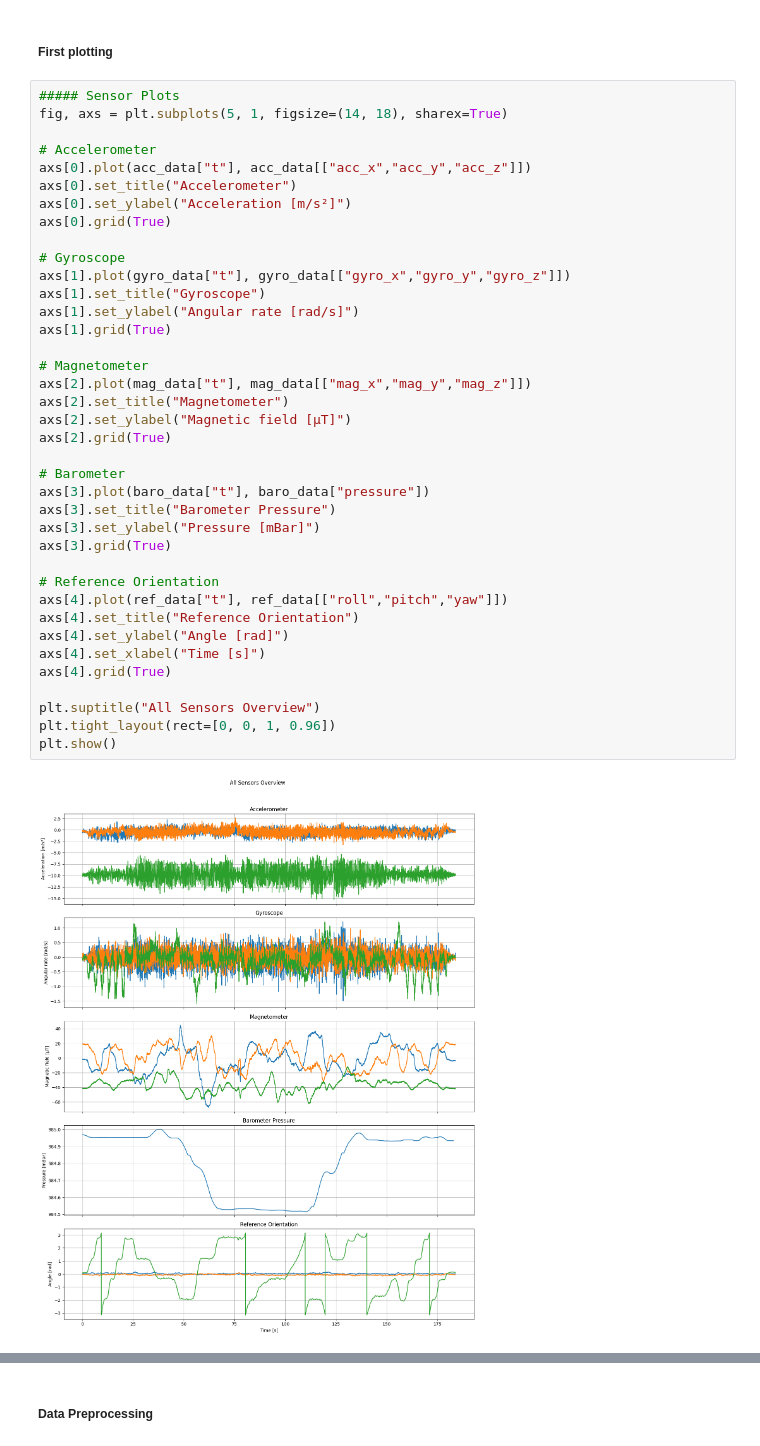
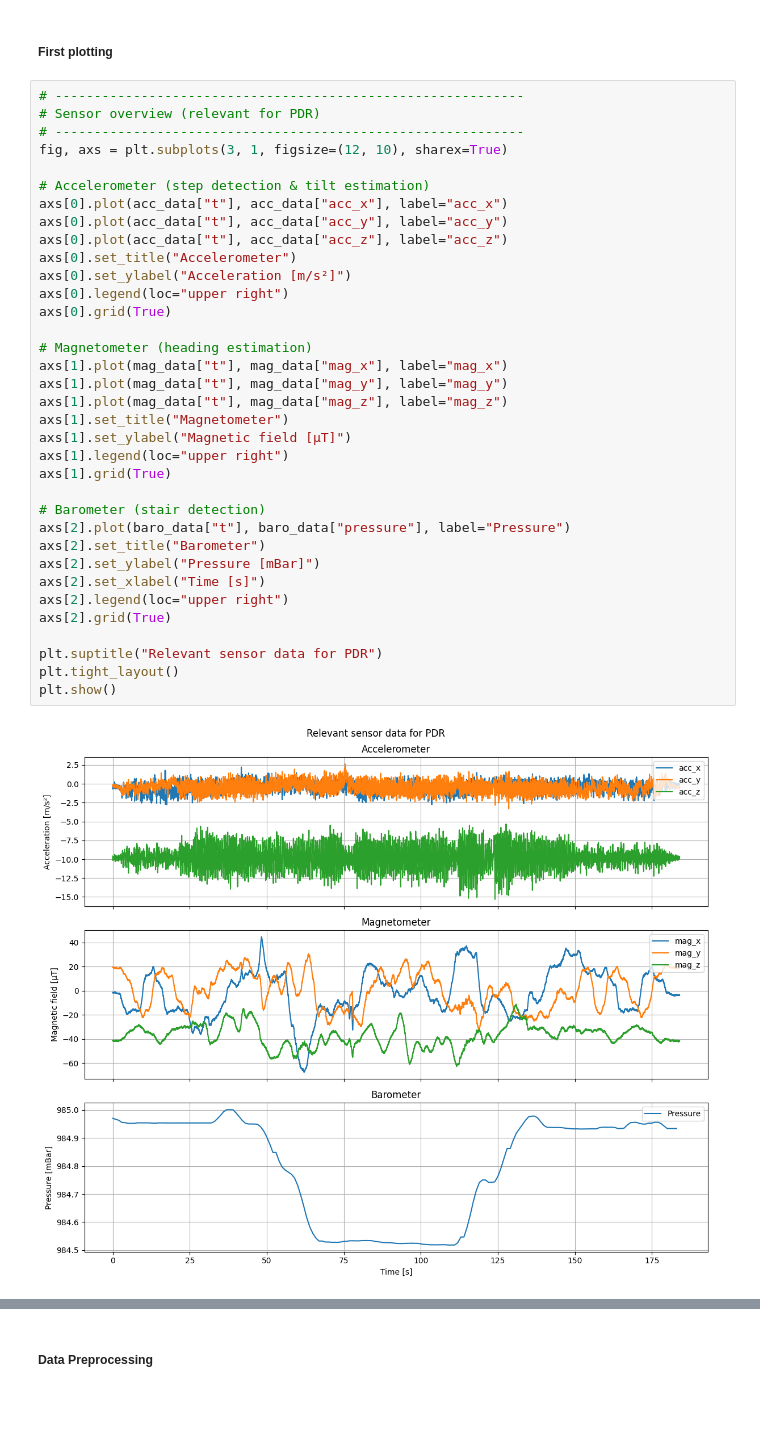
Before and after one commit to bernadettesophia/Navi_Lab02_WS25, a Jupyter notebook: lab02_ws2025_26_GROUPB_KAKUSKA_OETTL.ipynb, the cells around one changed output, grey strips where cells are left out. Saved outputs shown, nothing was run; the diff lists cells and outputs as text; blank space fills up the shorter version.

```diff
--- a/lab02_ws2025_26_GROUPB_KAKUSKA_OETTL.ipynb
+++ b/lab02_ws2025_26_GROUPB_KAKUSKA_OETTL.ipynb
@@ -193,45 +139,42 @@ Sampling frequency: 100.00 Hz
 # %% [markdown]
 ##### First plotting
 # %%
-##### Sensor Plots
-fig, axs = plt.subplots(5, 1, figsize=(14, 18), sharex=True)
+# ------------------------------------------------------------
+# Sensor overview (relevant for PDR)
+# ------------------------------------------------------------
+fig, axs = plt.subplots(3, 1, figsize=(12, 10), sharex=True)
 
-# Accelerometer
-axs[0].plot(acc_data["t"], acc_data[["acc_x","acc_y","acc_z"]])
+# Accelerometer (step detection & tilt estimation)
+axs[0].plot(acc_data["t"], acc_data["acc_x"], label="acc_x")
+axs[0].plot(acc_data["t"], acc_data["acc_y"], label="acc_y")
+axs[0].plot(acc_data["t"], acc_data["acc_z"], label="acc_z")
 axs[0].set_title("Accelerometer")
 axs[0].set_ylabel("Acceleration [m/s²]")
+axs[0].legend(loc="upper right")
 axs[0].grid(True)
 
-# Gyroscope
-axs[1].plot(gyro_data["t"], gyro_data[["gyro_x","gyro_y","gyro_z"]])
-axs[1].set_title("Gyroscope")
-axs[1].set_ylabel("Angular rate [rad/s]")
+# Magnetometer (heading estimation)
+axs[1].plot(mag_data["t"], mag_data["mag_x"], label="mag_x")
+axs[1].plot(mag_data["t"], mag_data["mag_y"], label="mag_y")
+axs[1].plot(mag_data["t"], mag_data["mag_z"], label="mag_z")
+axs[1].set_title("Magnetometer")
+axs[1].set_ylabel("Magnetic field [µT]")
+axs[1].legend(loc="upper right")
 axs[1].grid(True)
 
-# Magnetometer
-axs[2].plot(mag_data["t"], mag_data[["mag_x","mag_y","mag_z"]])
-axs[2].set_title("Magnetometer")
-axs[2].set_ylabel("Magnetic field [µT]")
+# Barometer (stair detection)
+axs[2].plot(baro_data["t"], baro_data["pressure"], label="Pressure")
+axs[2].set_title("Barometer")
+axs[2].set_ylabel("Pressure [mBar]")
+axs[2].set_xlabel("Time [s]")
+axs[2].legend(loc="upper right")
 axs[2].grid(True)
 
-# Barometer
-axs[3].plot(baro_data["t"], baro_data["pressure"])
-axs[3].set_title("Barometer Pressure")
-axs[3].set_ylabel("Pressure [mBar]")
-axs[3].grid(True)
-
-# Reference Orientation
-axs[4].plot(ref_data["t"], ref_data[["roll","pitch","yaw"]])
-axs[4].set_title("Reference Orientation")
-axs[4].set_ylabel("Angle [rad]")
-axs[4].set_xlabel("Time [s]")
-axs[4].grid(True)
-
-plt.suptitle("All Sensors Overview")
-plt.tight_layout(rect=[0, 0, 1, 0.96])
+plt.suptitle("Relevant sensor data for PDR")
+plt.tight_layout()
 plt.show()
 # %% [output]
-[figure, old version]
+[figure, new version]
 # %%
 # Plot Trajectory / position
 # Ground Truth -> XY trajectory for comparison with dead reckoning
```
Also changed, not shown: parts of 34 cells of this notebook, 3 other files.
